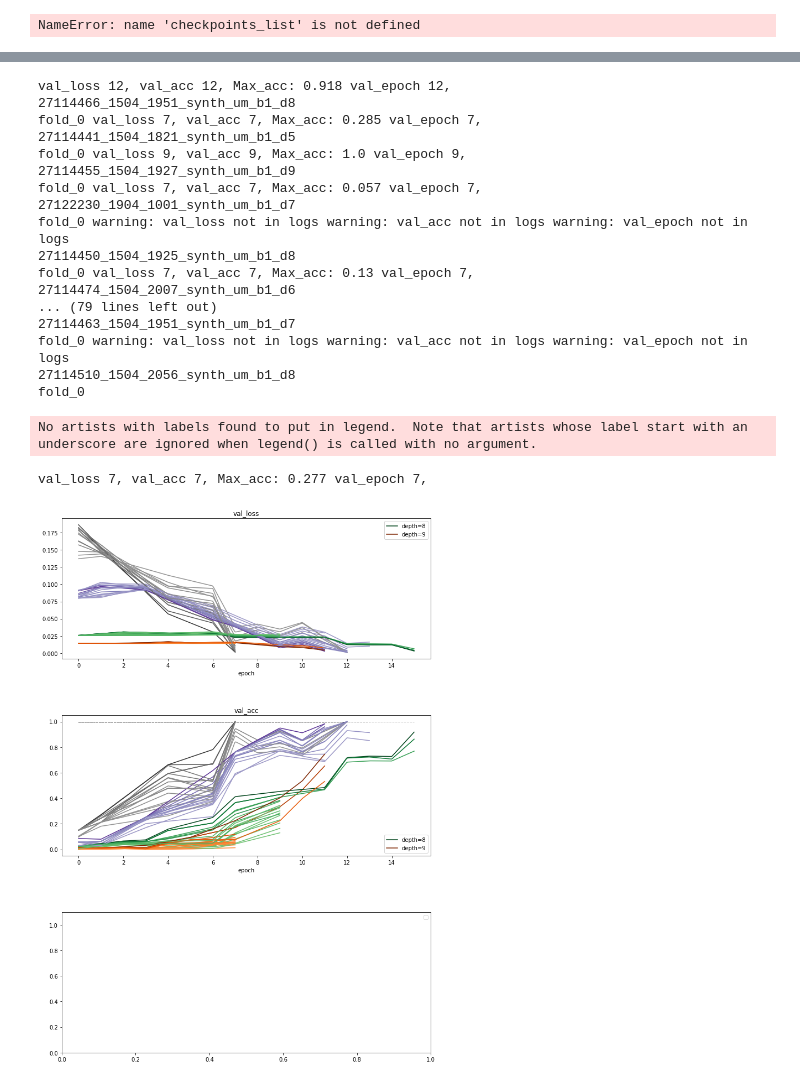
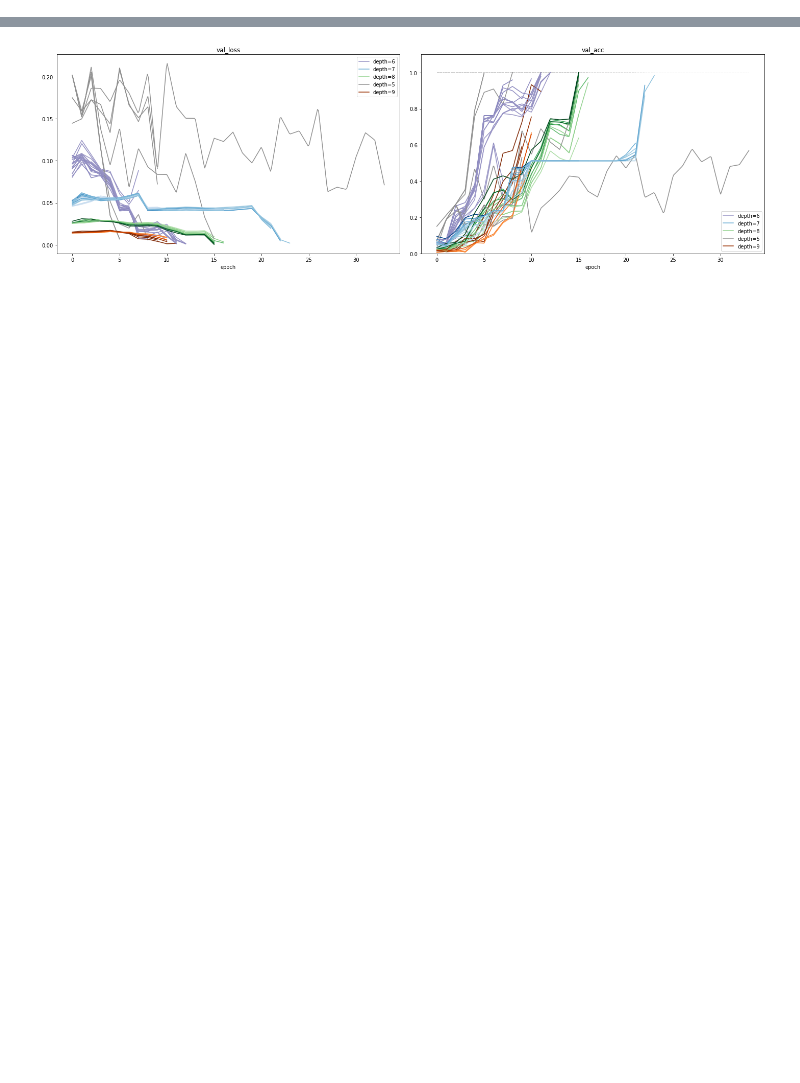
Before and after one commit to jeromel05/Ultrametric-benchmark-v2, a Jupyter notebook: notebooks/postprocessing_metrics.ipynb, the cells around one changed output, grey strips where cells are left out. Cells and saved outputs as stored; diff of their text form; code cells hidden in the pictures; blank space fills up the shorter version.

```diff
--- a/notebooks/postprocessing_metrics.ipynb
+++ b/notebooks/postprocessing_metrics.ipynb
@@ -32,9 +32,16 @@ def parse_tb_logs(nb_folds, logs_path, metrics_to_plot, threshold=0.75):
     for fold_nb in range(nb_folds):
         fold_string = f"fold_{fold_nb}"
         print(fold_string,  end = ' ')
-        logs_fold_path = join(logs_path, "metrics_synth", fold_string)
-        event_acc = EventAccumulator(logs_fold_path)
-        event_acc.Reload()
+        # a refaire en plus propre
+        try:
+            logs_fold_path = join(logs_path, "metrics_synth", fold_string)
+            event_acc = EventAccumulator(logs_fold_path)
+            event_acc.Reload()
+        except:
+            logs_fold_path = join(logs_path, "metrics", fold_string)
+            event_acc = EventAccumulator(logs_fold_path)
+            event_acc.Reload()
+
         #print(event_acc.Tags())
         for tag in metrics_to_plot:
             try:
@@ -67,7 +74,6 @@ def parse_tb_logs(nb_folds, logs_path, metrics_to_plot, threshold=0.75):
     #print("best ep", hparams_list)
 
     if len(best_epochs) > 0: hparams_list['best_epoch'] = int(np.mean(best_epochs))
-
     hparams_list.pop('args', None)
 
     return values, hparams_list
@@ -86,6 +92,7 @@ def interpolate_values(metrics_to_plot, values, tot_num_values=100, max_epochs=1
         temp_lists=[]
         if val_cond:
             metric_log_steps = values['val_epoch']
+            metric_log_steps = [list(set(el)) for el in metric_log_steps]
         else:
             metric_log_steps = values[f'{metric_name}_step']
 
@@ -119,15 +126,15 @@ def plot_metrics(metrics_to_plot, interp_values_df, ax, label, epochs_values=Non
 def plot_agg_metrics(metrics_to_plot, logs_paths, checkpoints, nb_fold,
                      name: str=None, tot_num_values=200, max_epochs=1000,
                      plot_legend=0, val_epochs_logged=False, threshold=0.75):
-
     rejected_ckpts=[]
     highscore_table = []
-    f,a = plt.subplots(len(metrics_to_plot),1)
-    f.set_size_inches(10,14)
+    f,a = plt.subplots(1, len(metrics_to_plot)-1)
+    f.set_size_inches(20,6)
     f.tight_layout()
     plt.ylim(0,1.1)
     if not type(nb_fold)==list:
         nb_fold = [nb_fold]*len(checkpoints)
+    is_labeled = np.zeros(10)
 
     for logs_path, ckpt_name, n_fold in zip(logs_paths, checkpoints, nb_fold):
         print(ckpt_name)
@@ -160,20 +167,24 @@ def plot_agg_metrics(metrics_to_plot, logs_paths, checkpoints, nb_fold,
         epochs = metric_values['val_epoch'] if val_epochs_logged else None
 
         cmap = plt.get_cmap(cm_names[depth - min_d])
-        lightness = (hparams_list['hidden_size'] * hparams_list['lr'] / max_h / max_lr) / 2 + 0.5
+
+        lightness = (hparams_list['hidden_size'] * hparams_list['lr'] / max_h / max_lr) + 0.2
+        if depth < 7: lightness += 0.3
         color = cmap(lightness)
         label = None
         if plot_legend == 1:
             label = str(ckpt_name[label_pos+1:])
         if plot_legend == 2:
-            label = str(f"depth={depth}") if lightness > 0.95 else None
+            if not is_labeled[depth]: #and lightness > 0.3:
+                label = str(f"depth={depth}")
+                is_labeled[depth] = True
         plot_metrics(metrics_to_plot=['val_loss', 'val_acc'], interp_values_df=interp_values_df,
                      ax=a, label=label, epochs_values=epochs, color=color)
     if plot_legend > 0:
         for ax in a:
             ax.legend()
 
-    f.subplots_adjust(hspace=0.4)
+    f.subplots_adjust(hspace=0.2)
     if name:
         f.savefig(f'../plots/{name}.jpg', dpi=300)
 
@@ -225,13 +202,3 @@ checkpoints_names = ['checkpoints_d4', 'checkpoints_d5', 'checkpoints_d6',
-# %%
-for checkpoints, ckpt_name in zip(checkpoints_list, checkpoints_names):
-    print(f'{bcolors.OKBLUE}{ckpt_name}{bcolors.ENDC}')
-    metrics_paths = [f"../logs/{ckpt}/metrics_synth/" for ckpt in checkpoints]
-    plot_agg_metrics(metrics_to_plot,
-                     metrics_paths, checkpoints, nb_fold,
-                     name=ckpt_name, tot_num_values=300, max_epochs=1200)
-    plt.show()
-# %% [output]
-NameError: name 'checkpoints_list' is not defined
 # %%
 # loop over all files in directory
 
@@ -245,6 +212,6 @@ rejected_ckpts, highscore_table = plot_agg_metrics(metrics_to_plot, logs_paths,
                                                    all_ckpt_dirs, nb_fold=1,
                                                    name="all_plots_>0.75", tot_num_values=300,
                                                    max_epochs=7500, plot_legend=2,
-                                                   threshold=0.01)
+                                                   threshold=0.4)
 plt.show()
 # %% [output]
@@ -268,21 +235,2 @@ fold_0
-val_loss 12, val_acc 12, Max_acc: 0.918 val_epoch 12,
-27114466_1504_1951_synth_um_b1_d8
-fold_0 val_loss 7, val_acc 7, Max_acc: 0.285 val_epoch 7,
-27114441_1504_1821_synth_um_b1_d5
-fold_0 val_loss 9, val_acc 9, Max_acc: 1.0 val_epoch 9,
-27114455_1504_1927_synth_um_b1_d9
-fold_0 val_loss 7, val_acc 7, Max_acc: 0.057 val_epoch 7,
-27122230_1904_1001_synth_um_b1_d7
-fold_0 warning: val_loss not in logs warning: val_acc not in logs warning: val_epoch not in logs
-27114450_1504_1925_synth_um_b1_d8
-fold_0 val_loss 7, val_acc 7, Max_acc: 0.13 val_epoch 7,
-27114474_1504_2007_synth_um_b1_d6
-... (79 lines left out)
-27114463_1504_1951_synth_um_b1_d7
-fold_0 warning: val_loss not in logs warning: val_acc not in logs warning: val_epoch not in logs
-27114510_1504_2056_synth_um_b1_d8
-fold_0
-No artists with labels found to put in legend.  Note that artists whose label start with an underscore are ignored when legend() is called with no argument.
-val_loss 7, val_acc 7, Max_acc: 0.277 val_epoch 7,
-[figure, old version]
+[figure, new version]
 # %%
```
Also changed, not shown: parts of 6 cells of this notebook, 2 other files.
